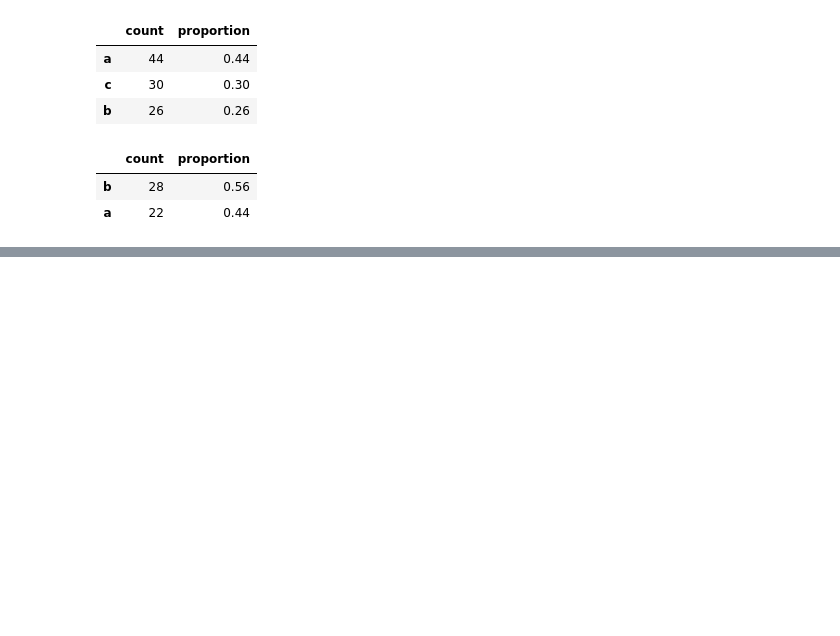
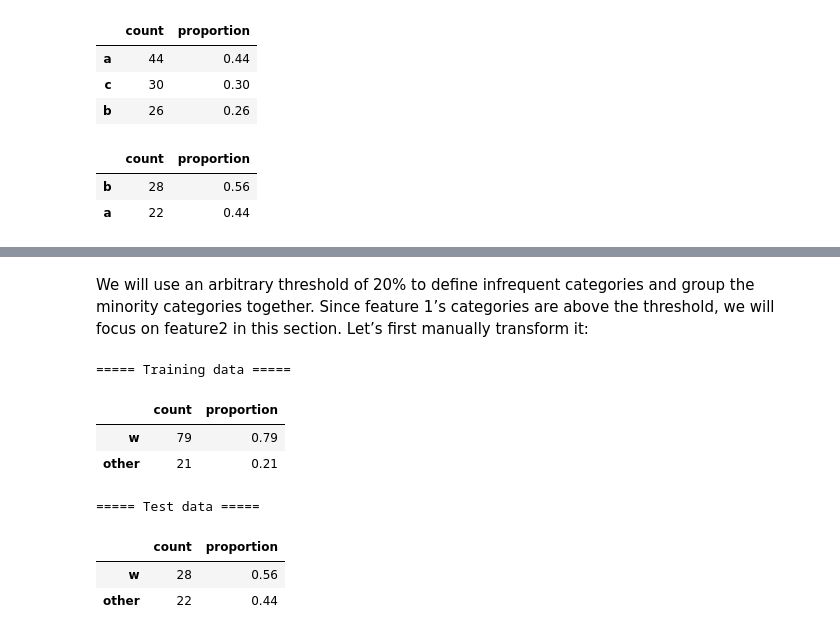
Before and after one commit to rdebullain/pipelines_and_persistence_exercise, a Jupyter notebook: exercise_custom_transformers.ipynb, the cells around one changed output, grey strips where cells are left out. Cells and saved outputs as stored; diff of their text form; code cells hidden in the pictures; blank space fills up the shorter version.

```diff
--- a/exercise_custom_transformers.ipynb
+++ b/exercise_custom_transformers.ipynb
@@ -140,0 +202,33 @@ find_frequency(category_grouper1.transform(X_test['feature1']))
+# %% [markdown]
+We will use an arbitrary threshold of 20% to define infrequent categories and group the minority categories together. Since feature 1’s categories are above the threshold, we will focus on feature2 in this section. Let’s first manually transform it:
+# %%
+def find_top_categories(x, threshold=.2):
+    proportions = x.value_counts(normalize=True)
+    categories = proportions[proportions>=threshold].index.values
+    return categories
+
+categories = {}
+X_train_reduced = X_train_grouped.copy()
+X_test_reduced = X_test_grouped.copy()
+
+for feature in X_train_reduced.columns:
+    # Fit
+    categories[feature] = find_top_categories(X_train_reduced[feature])
+    # Transform
+    X_train_reduced[feature] = np.where(X_train_reduced[feature].isin(categories[feature] ), X_train_reduced[feature], 'other')
+    X_test_reduced[feature] = np.where(X_test_reduced[feature].isin(categories[feature] ), X_test_reduced[feature], 'other')
+
+print("===== Training data =====")
+display(find_frequency(X_train_reduced['feature2']))
+
+print("===== Test data =====")
+find_frequency(X_test_reduced['feature2'])
+# %% [output]
+===== Training data =====
+|  | count | proportion |
+| w | 79 | 0.79 |
+| other | 21 | 0.21 |
+===== Test data =====
+|  | count | proportion |
+| w | 28 | 0.56 |
+| other | 22 | 0.44 |
```
Also changed, not shown: parts of 13 cells of this notebook.
